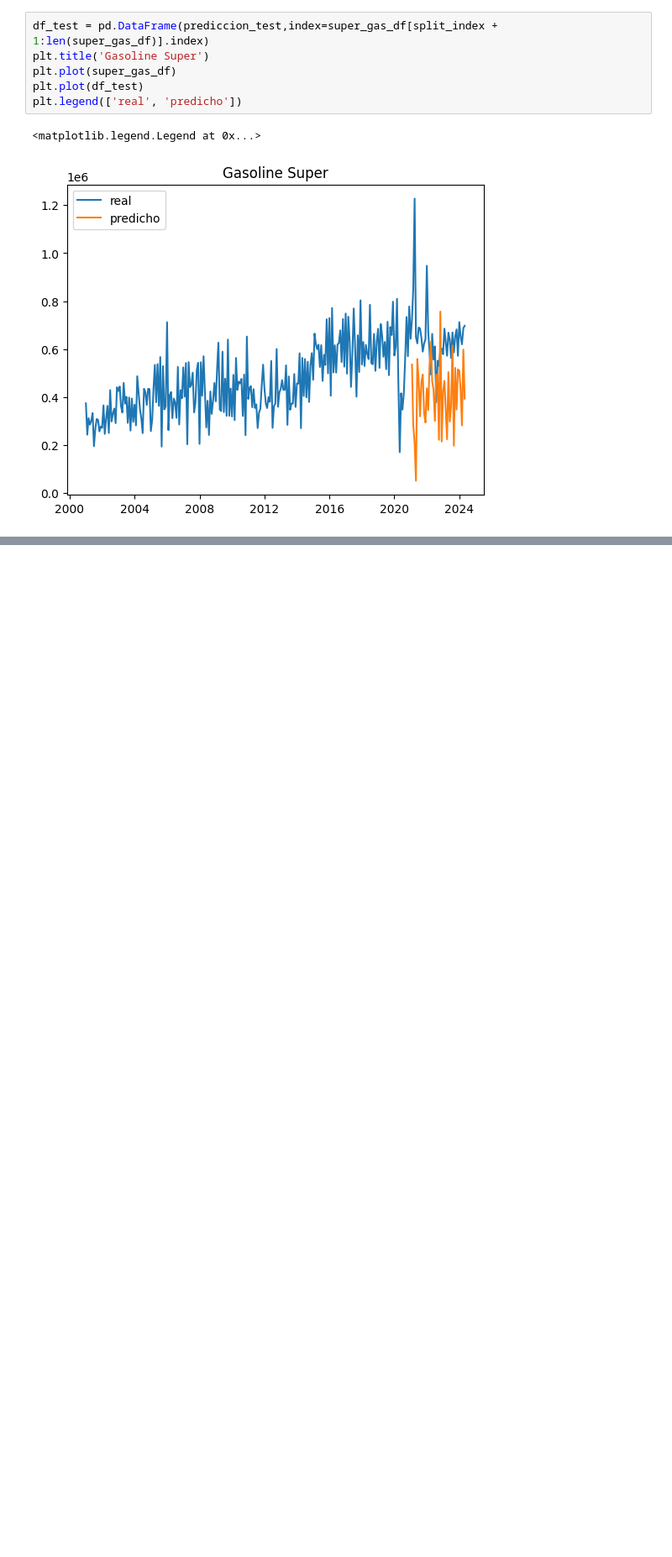
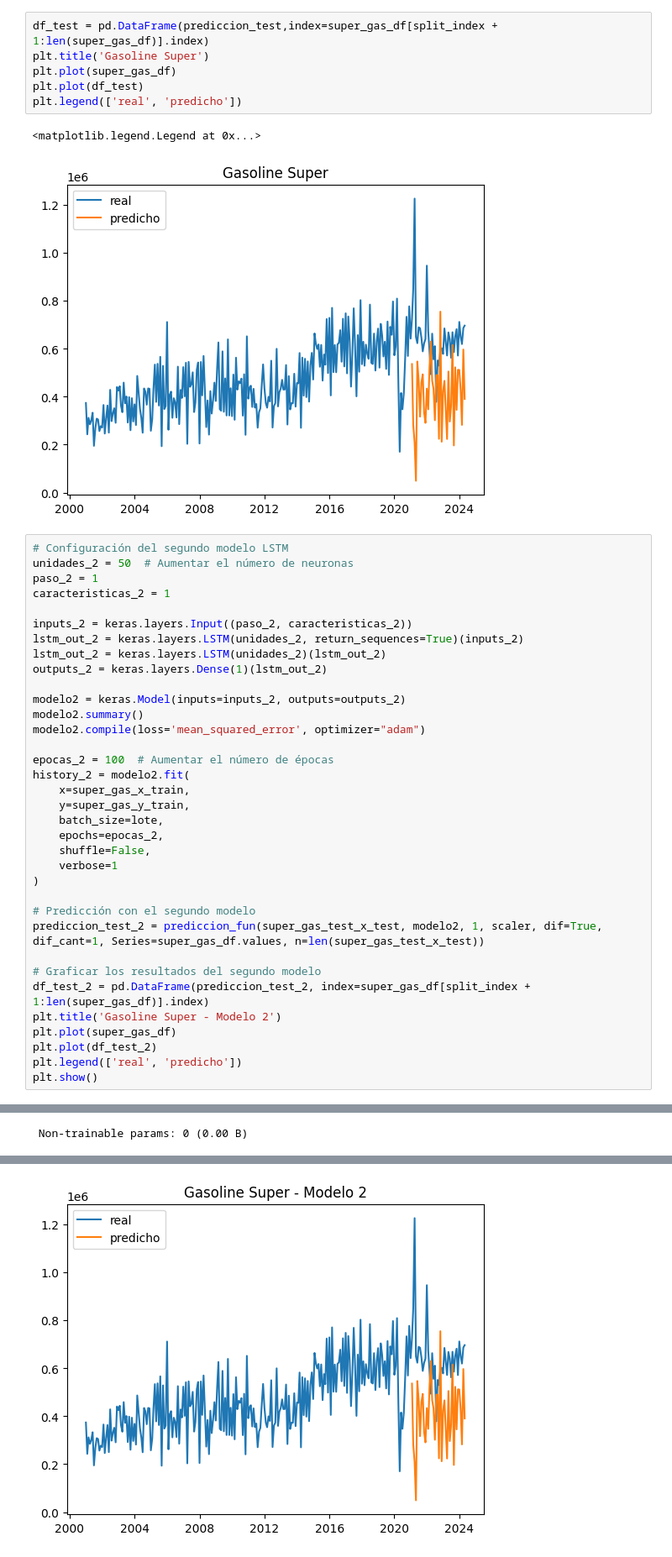
Before and after one commit to Arthurs101/DataScience-S10-Lab3-2024, a Jupyter notebook: Laboratorio3.ipynb, the cells around one changed output, grey strips where cells are left out. Shown: that part at 84% size. Drawn from its saved outputs; the diff is of its cells as text; blank space fills up the shorter version.

```diff
--- a/Laboratorio3.ipynb
+++ b/Laboratorio3.ipynb
@@ -186,3 +184,39 @@ plt.legend(['real', 'predicho'])
 # %% [output]
 <matplotlib.legend.Legend at 0x...>
 [figure]
+# %%
+# Configuración del segundo modelo LSTM
+unidades_2 = 50  # Aumentar el número de neuronas
+paso_2 = 1
+caracteristicas_2 = 1
+
+inputs_2 = keras.layers.Input((paso_2, caracteristicas_2))
+lstm_out_2 = keras.layers.LSTM(unidades_2, return_sequences=True)(inputs_2)
+lstm_out_2 = keras.layers.LSTM(unidades_2)(lstm_out_2)
+outputs_2 = keras.layers.Dense(1)(lstm_out_2)
+
+modelo2 = keras.Model(inputs=inputs_2, outputs=outputs_2)
+modelo2.summary()
+modelo2.compile(loss='mean_squared_error', optimizer="adam")
+
+epocas_2 = 100  # Aumentar el número de épocas
+history_2 = modelo2.fit(
+    x=super_gas_x_train,
+    y=super_gas_y_train,
+    batch_size=lote,
+    epochs=epocas_2,
+    shuffle=False,
+    verbose=1
+)
+
+# Predicción con el segundo modelo
+prediccion_test_2 = prediccion_fun(super_gas_test_x_test, modelo2, 1, scaler, dif=True, dif_cant=1, Series=super_gas_df.values, n=len(super_gas_test_x_test))
+
+# Graficar los resultados del segundo modelo
+df_test_2 = pd.DataFrame(prediccion_test_2, index=super_gas_df[split_index + 1:len(super_gas_df)].index)
+plt.title('Gasoline Super - Modelo 2')
+plt.plot(super_gas_df)
+plt.plot(df_test_2)
+plt.legend(['real', 'predicho'])
+plt.show()
+# %% [output]
@@ -188,0 +237 @@ plt.legend(['real', 'predicho'])
+ Non-trainable params: 0 (0.00 B)
@@ -188,0 +255 @@ plt.legend(['real', 'predicho'])
+[figure, added]
```
Also changed, not shown: parts of 3 cells of this notebook.
